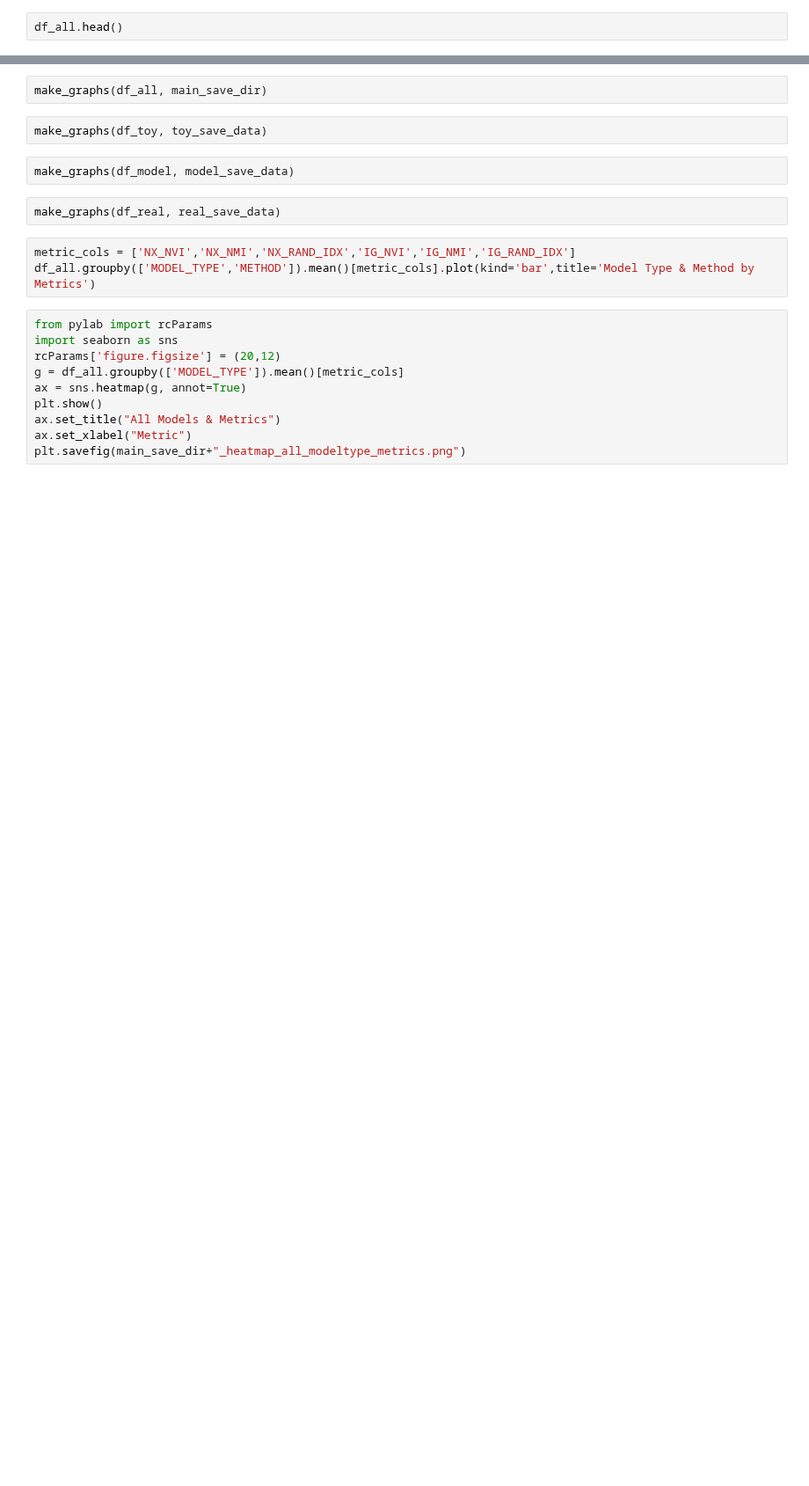
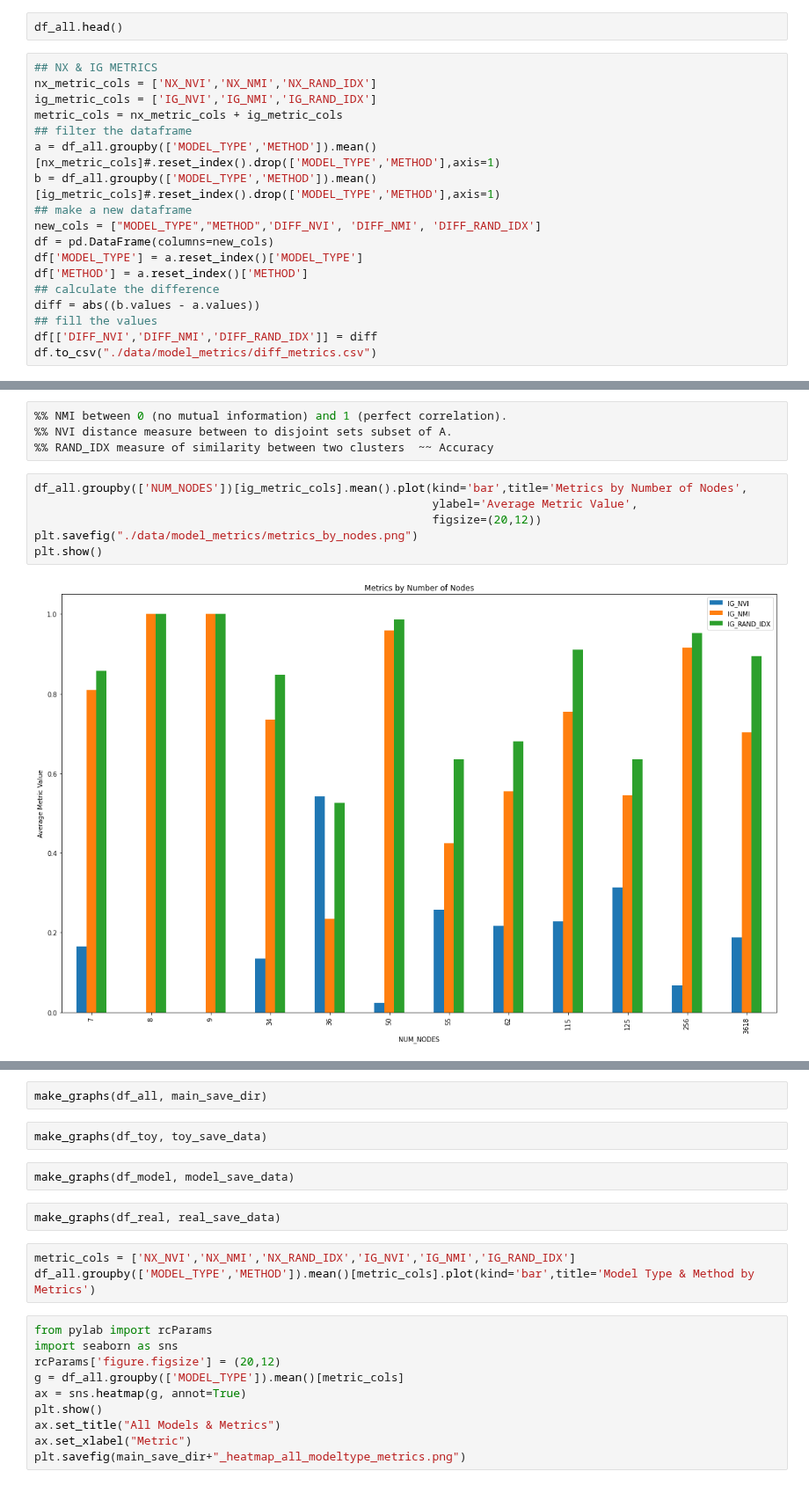
Before and after one commit to EjbejaranosAI/Complex_Networks, a Jupyter notebook: 3_Community_detection/A3-CD_Clean.ipynb, the cells around one changed output, grey strips where cells are left out. Shown at 88% size. Saved outputs shown, nothing was run; the diff lists cells and outputs as text; blank space fills up the shorter version.

```diff
--- a/3_Community_detection/A3-CD_Clean.ipynb
+++ b/3_Community_detection/A3-CD_Clean.ipynb
@@ -63,2 +76,20 @@ df_all = pd.read_csv(all_data, index_col=0)
 # %%
 df_all.head()
+# %%
+## NX & IG METRICS
+nx_metric_cols = ['NX_NVI','NX_NMI','NX_RAND_IDX']
+ig_metric_cols = ['IG_NVI','IG_NMI','IG_RAND_IDX']
+metric_cols = nx_metric_cols + ig_metric_cols
+## filter the dataframe
+a = df_all.groupby(['MODEL_TYPE','METHOD']).mean()[nx_metric_cols]#.reset_index().drop(['MODEL_TYPE','METHOD'],axis=1)
+b = df_all.groupby(['MODEL_TYPE','METHOD']).mean()[ig_metric_cols]#.reset_index().drop(['MODEL_TYPE','METHOD'],axis=1)
+## make a new dataframe
+new_cols = ["MODEL_TYPE","METHOD",'DIFF_NVI', 'DIFF_NMI', 'DIFF_RAND_IDX']
+df = pd.DataFrame(columns=new_cols)
+df['MODEL_TYPE'] = a.reset_index()['MODEL_TYPE']
+df['METHOD'] = a.reset_index()['METHOD']
+## calculate the difference
+diff = abs((b.values - a.values))
+## fill the values
+df[['DIFF_NVI','DIFF_NMI','DIFF_RAND_IDX']] = diff
+df.to_csv("./data/model_metrics/diff_metrics.csv")
@@ -64,0 +127,12 @@ df_all.head()
+# %%
+%% NMI between 0 (no mutual information) and 1 (perfect correlation).
+%% NVI distance measure between to disjoint sets subset of A.
+%% RAND_IDX measure of similarity between two clusters  ~~ Accuracy
+# %%
+df_all.groupby(['NUM_NODES'])[ig_metric_cols].mean().plot(kind='bar',title='Metrics by Number of Nodes',
+                                                          ylabel='Average Metric Value',
+                                                          figsize=(20,12))
+plt.savefig("./data/model_metrics/metrics_by_nodes.png")
+plt.show()
+# %% [output]
+[figure, added]
```
Also changed, not shown: parts of 17 cells of this notebook, 14 other files.
